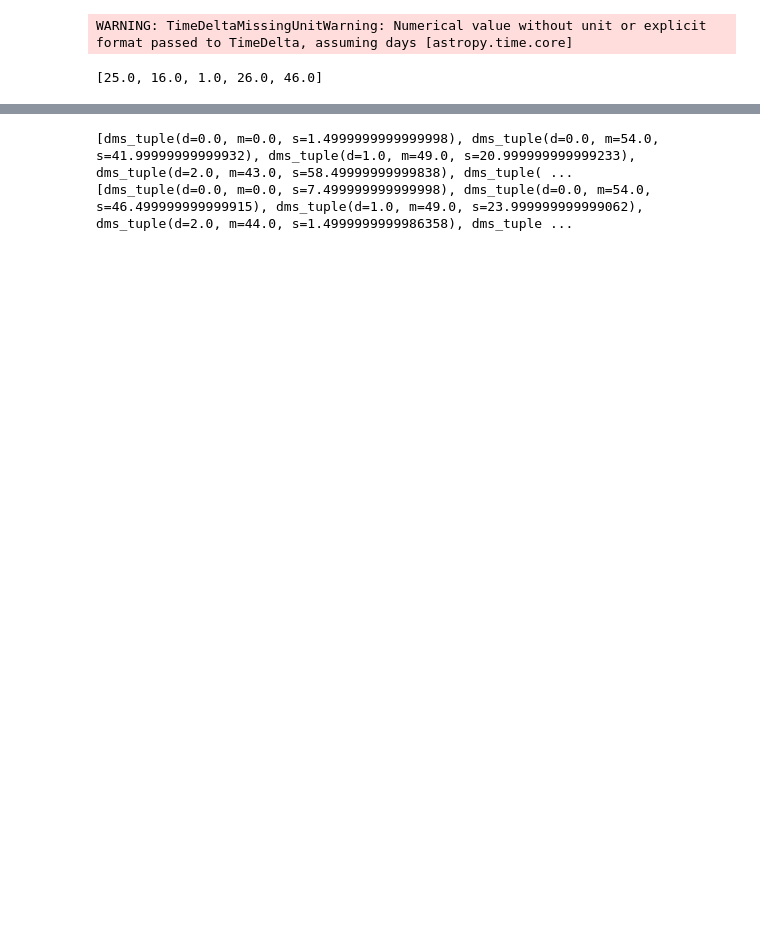
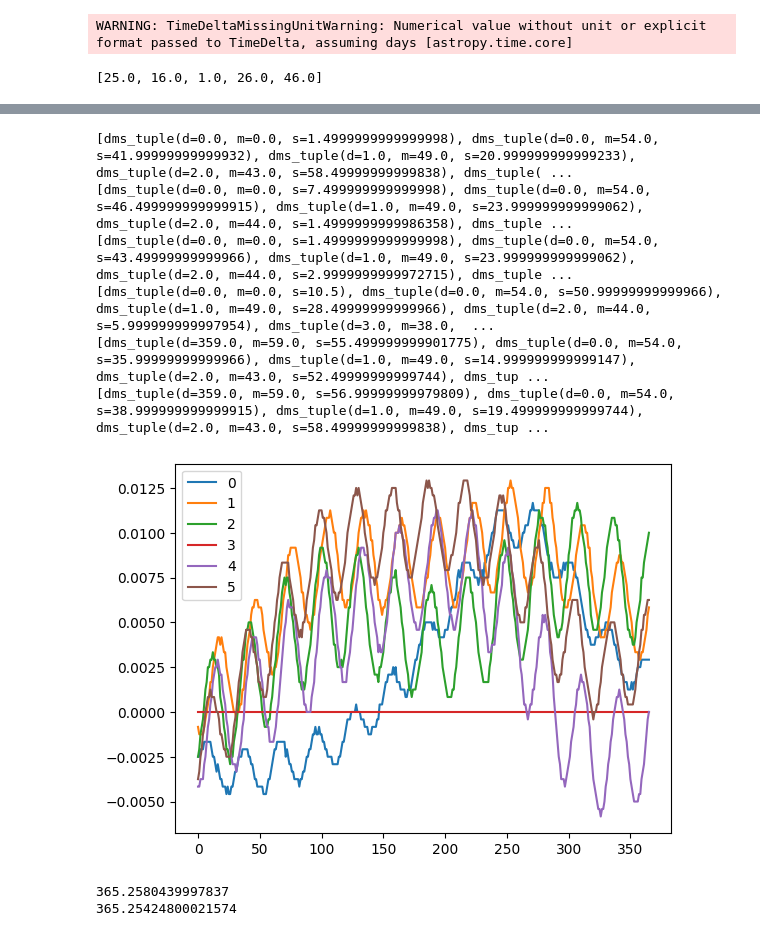
Before and after one commit to aniketh-g/vAkyapaJcAGgam, a Jupyter notebook: stellarium_vakyas.ipynb, the cells around one changed output, grey strips where cells are left out. Drawn from its saved outputs; the diff is of its cells as text; code cells hidden in the pictures; blank space fills up the shorter version.

Commit message:
1600 Stellarium data

```diff
--- a/stellarium_vakyas.ipynb
+++ b/stellarium_vakyas.ipynb
@@ -75,13 +73,44 @@ def eq2ec(alpha, delta, epsilon):
 # %%
-files = ['./Stellarium_ephemeris/ephem2029.csv', './Stellarium_ephemeris/ephem2030.csv']
-obliquities = [Angle('23d26m09.4s'), Angle('23d26m06.5s')]
+files = ['./Stellarium_ephemeris/ephem20%d.csv'%x for x in range(29,35)]
+obliquities = [Angle('23d26m09.4s'), Angle('23d26m06.5s'), Angle('23d26m03.0s'), Angle('23d26m00.0s'), Angle('23d25m57.8s'), Angle('23d25m56.8s')]
+
+j2000_ayanamsha = Angle('23d51m39.5s')
+
+longs =[]
 for i in range(len(files)):
     ephem = pd.read_csv(files[i])
     obliquity = obliquities[i]
     ephem_coords = [SkyCoord(ra=Angle(ephem[' RA (J2000)'][i]), dec=Angle(ephem[' Dec (J2000)'][i]), frame='icrs') for i in range(len(ephem[' RA (J2000)']))]
     ephem_ecliptic = [eq2ec(x.icrs.ra.rad, x.icrs.dec.rad, obliquity.rad) for x in ephem_coords]
     # print([e[0].dms for e in ephem_ecliptic])
-    print([e.icrs.ra.dms for e in ephem_coords])
+    longs.append([e.icrs.ra for e in ephem_coords])
+    print([l.dms for l in longs[i]])
+
+def limit(x):
+    if x>1:
+        x = x-360
+    return x
+
+for j in range(len(files)):
+    plt.plot([limit(longs[j][i].degree-longs[3][i].degree) for i in range(len(longs[0])-1)], label = '%d'%j)
+
+plt.legend()
+plt.show()
 # %% [output]
 [dms_tuple(d=0.0, m=0.0, s=1.4999999999999998), dms_tuple(d=0.0, m=54.0, s=41.99999999999932), dms_tuple(d=1.0, m=49.0, s=20.999999999999233), dms_tuple(d=2.0, m=43.0, s=58.49999999999838), dms_tuple( ...
 [dms_tuple(d=0.0, m=0.0, s=7.499999999999998), dms_tuple(d=0.0, m=54.0, s=46.499999999999915), dms_tuple(d=1.0, m=49.0, s=23.999999999999062), dms_tuple(d=2.0, m=44.0, s=1.4999999999986358), dms_tuple ...
+[dms_tuple(d=0.0, m=0.0, s=1.4999999999999998), dms_tuple(d=0.0, m=54.0, s=43.49999999999966), dms_tuple(d=1.0, m=49.0, s=23.999999999999062), dms_tuple(d=2.0, m=44.0, s=2.9999999999972715), dms_tuple ...
+[dms_tuple(d=0.0, m=0.0, s=10.5), dms_tuple(d=0.0, m=54.0, s=50.99999999999966), dms_tuple(d=1.0, m=49.0, s=28.49999999999966), dms_tuple(d=2.0, m=44.0, s=5.999999999997954), dms_tuple(d=3.0, m=38.0,  ...
+[dms_tuple(d=359.0, m=59.0, s=55.499999999901775), dms_tuple(d=0.0, m=54.0, s=35.99999999999966), dms_tuple(d=1.0, m=49.0, s=14.999999999999147), dms_tuple(d=2.0, m=43.0, s=52.49999999999744), dms_tup ...
+[dms_tuple(d=359.0, m=59.0, s=56.99999999979809), dms_tuple(d=0.0, m=54.0, s=38.999999999999915), dms_tuple(d=1.0, m=49.0, s=19.499999999999744), dms_tuple(d=2.0, m=43.0, s=58.49999999999838), dms_tup ...
+[figure, added]
+# %%
+jd2029 = 2462216.250451
+jd2030 = 2462581.504699
+jd2031 = 2462946.762743
+
+print(jd2031-jd2030)
+print(jd2030-jd2029)
+# %% [output]
+365.2580439997837
+365.25424800021574
```
Also changed, not shown: parts of 6 cells of this notebook, 33 other files.
